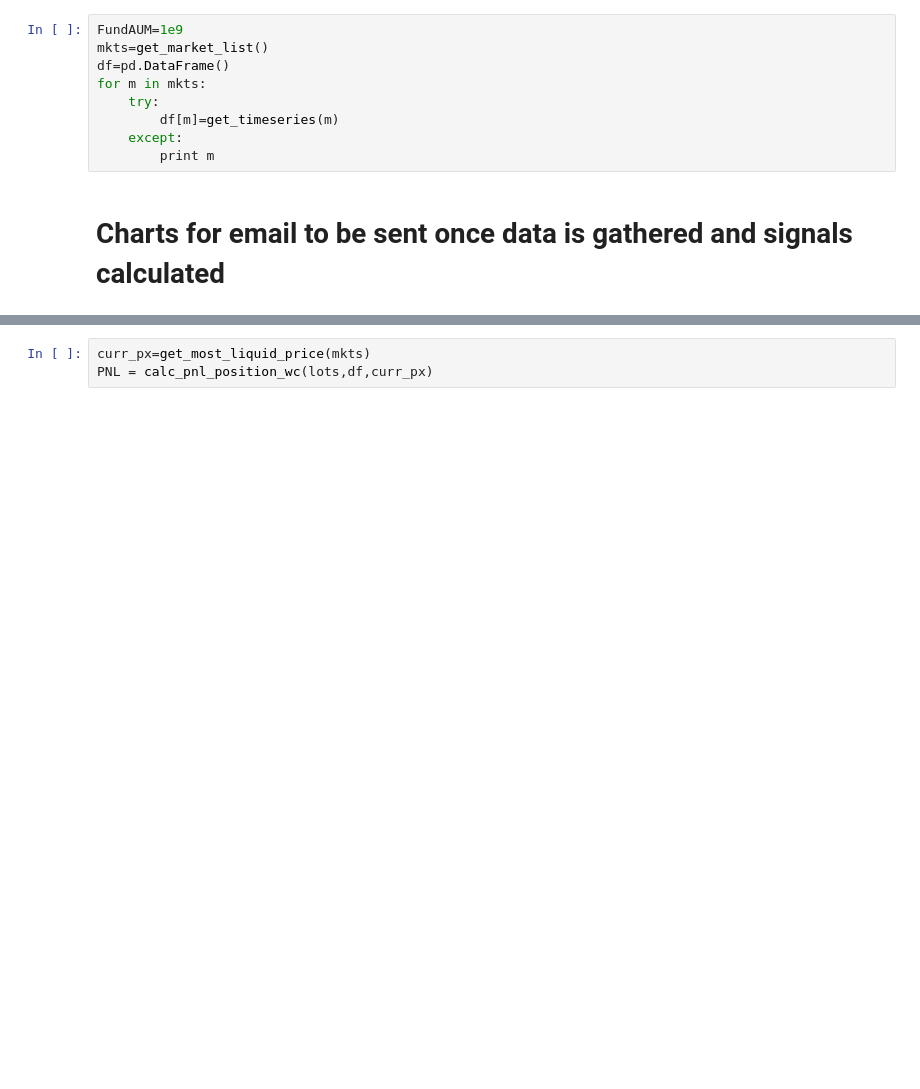
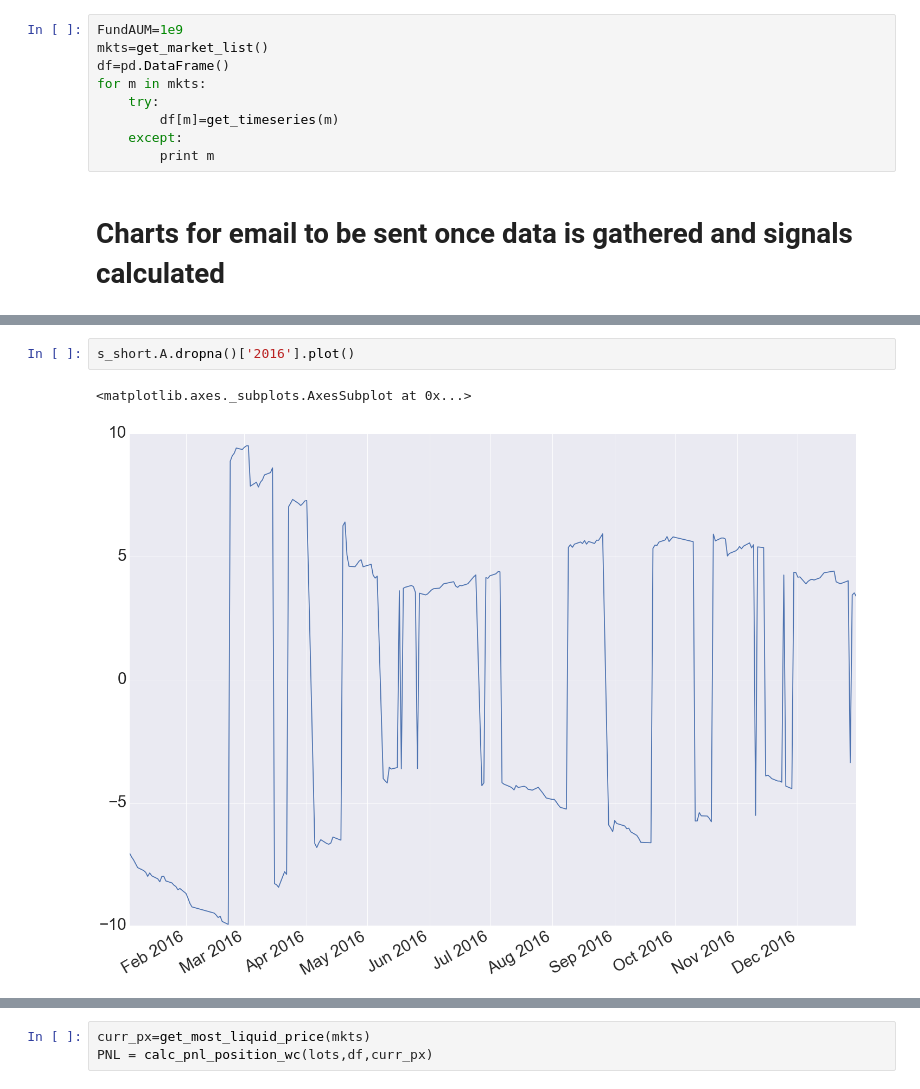
Before and after one commit to mrefermat/Project_C, a Jupyter notebook: Email to be sent out with charts.ipynb, the cells around one changed output, grey strips where cells are left out. Cells and saved outputs as stored; diff of their text form; blank space fills up the shorter version.

```diff
--- a/Email to be sent out with charts.ipynb
+++ b/Email to be sent out with charts.ipynb
@@ -30,0 +48,5 @@ for m in mkts:
+# %%
+s_short.A.dropna()['2016'].plot()
+# %% [output]
+<matplotlib.axes._subplots.AxesSubplot at 0x...>
+[figure, added]
```
Also changed, not shown: parts of 33 cells of this notebook, 7 other files.
